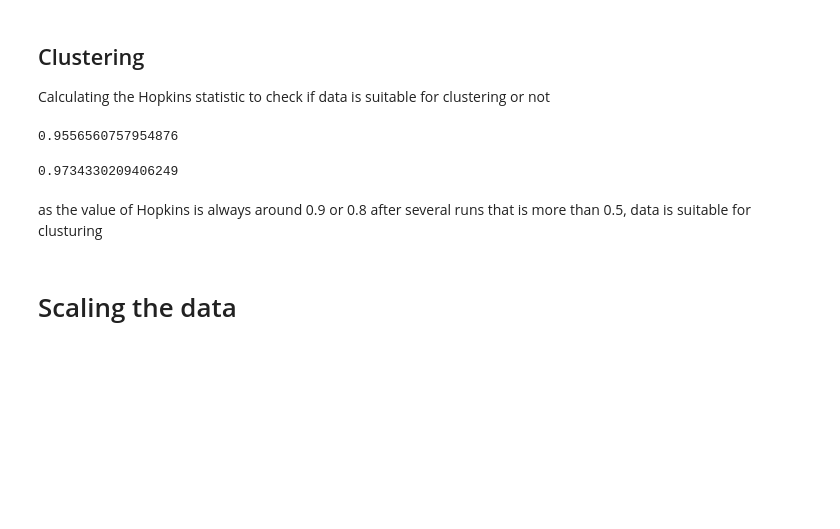
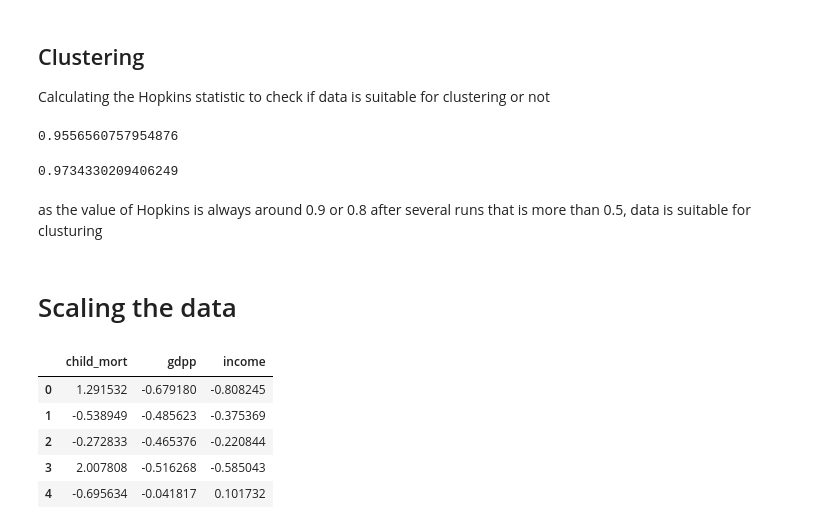
Before and after one commit to Arch0/Analysis-of-country-dataset-, a Jupyter notebook: Untitled1.ipynb, the cells around one changed output. Cells and saved outputs as stored; diff of their text form; code cells hidden in the pictures; blank space fills up the shorter version.

```diff
--- a/Untitled1.ipynb
+++ b/Untitled1.ipynb
@@ -231,3 +231,20 @@ hopkins(df1.drop("country",axis=1))
 as the value of Hopkins is always around 0.9 or 0.8 after several runs that is more than 0.5, data is suitable for clusturing
 # %% [markdown]
 # Scaling the data
+# %%
+df2 = df1.drop ('country', axis = 1)
+# %%
+from sklearn.preprocessing import StandardScaler
+scaler = StandardScaler()
+df2 = scaler.fit_transform(df2)
+# %%
+df2 = pd.DataFrame(df2)
+df2.columns = df1.columns[1:]
+df2.head()
+# %% [output]
+|  | child_mort | gdpp | income |
+| 0 | 1.291532 | -0.679180 | -0.808245 |
+| 1 | -0.538949 | -0.485623 | -0.375369 |
+| 2 | -0.272833 | -0.465376 | -0.220844 |
+| 3 | 2.007808 | -0.516268 | -0.585043 |
+| 4 | -0.695634 | -0.041817 | 0.101732 |
```
Also changed, not shown: parts of 2 cells of this notebook.
